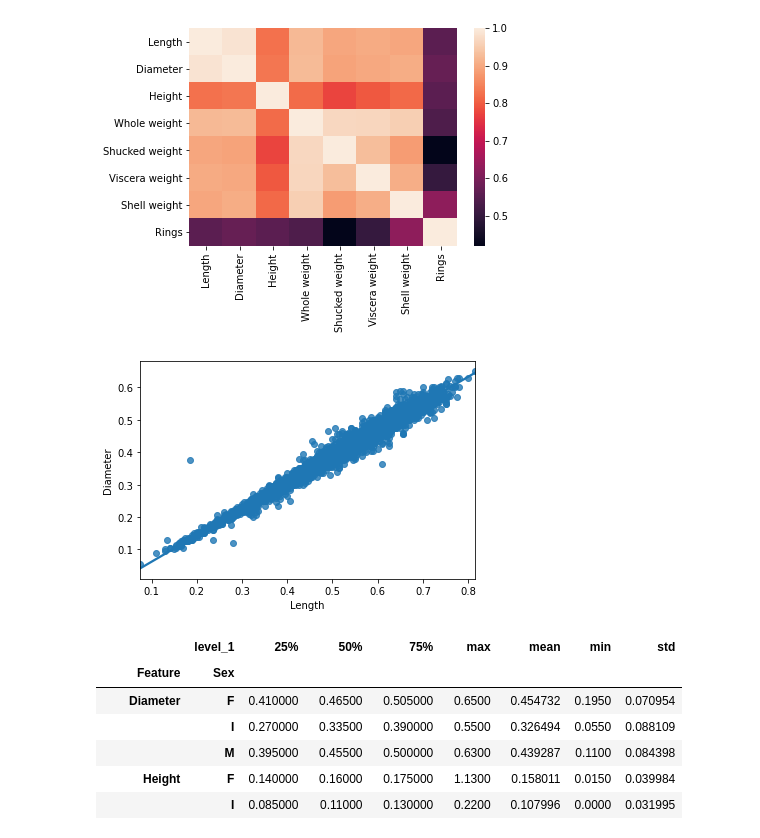
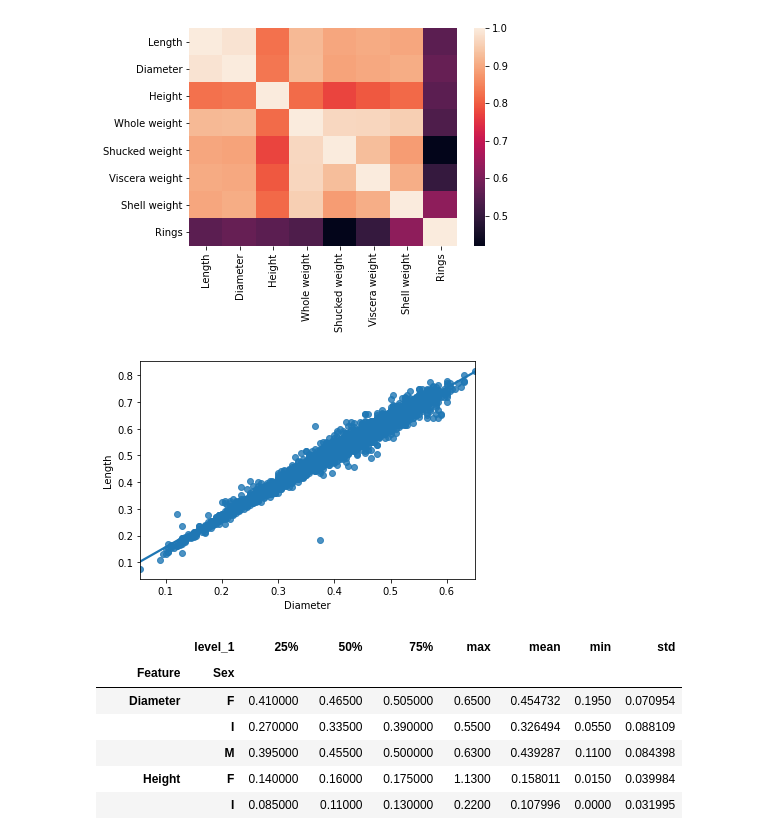
Before and after one commit to WojciechSova/pythonProject, a Jupyter notebook: Untitled.ipynb, the cells around one changed output. Saved outputs shown, nothing was run; the diff lists cells and outputs as text; code cells hidden in the pictures.

```diff
--- a/Untitled.ipynb
+++ b/Untitled.ipynb
@@ -99,10 +99,10 @@ heatmap = sns.heatmap(df.corr())
 # %% [output]
 [figure]
 # %%
-# 4.5 do poprawy
-regr = sns.regplot(x=df['Length'], y=df['Diameter'])
+# 4.5
+regr = sns.regplot(x=df[cor[cor < 1].idxmax(axis=1)[0]], y=df[cor[cor < 1].idxmax(axis=1)[1]])
 # %% [output]
-[figure, old version]
+[figure, new version]
 # %%
 # 5.2
 five = df.groupby(['Sex']).describe().T.reset_index()
```
Also changed, not shown: parts of 2 cells of this notebook.
